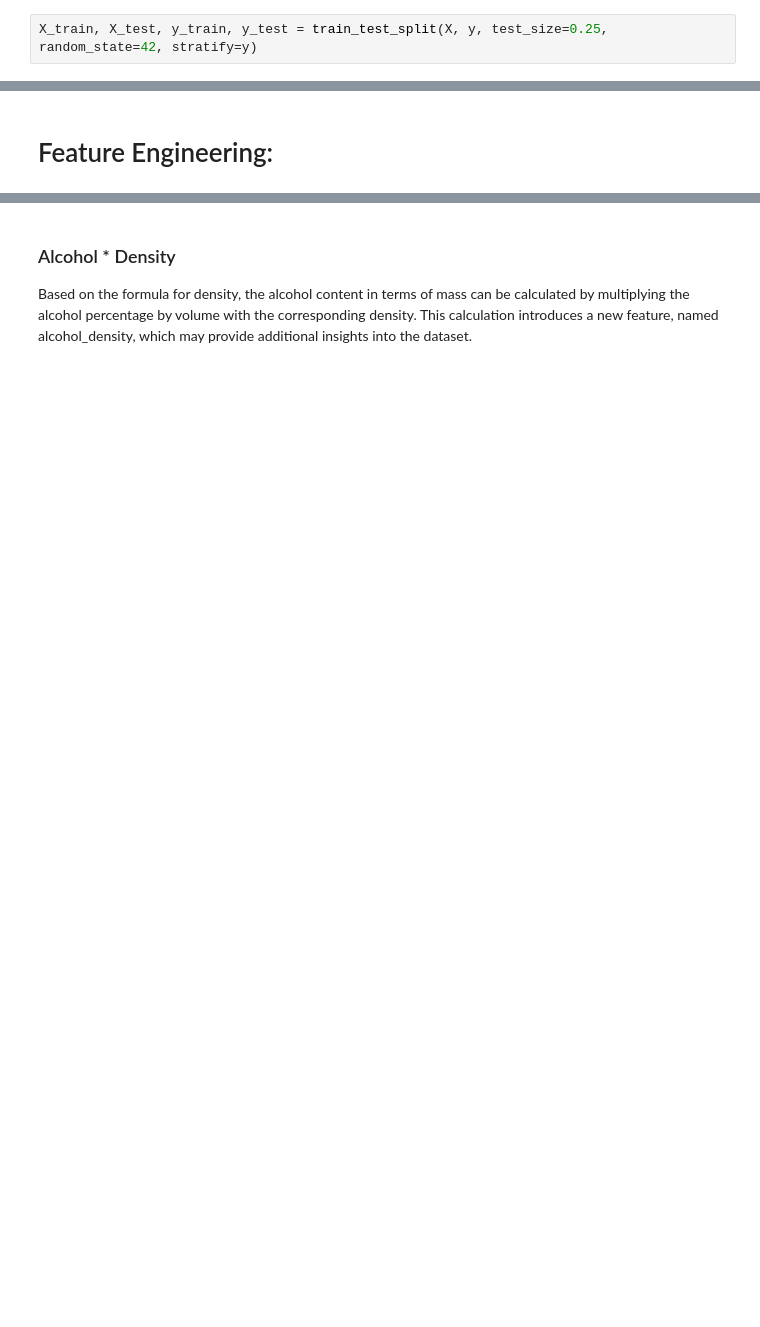
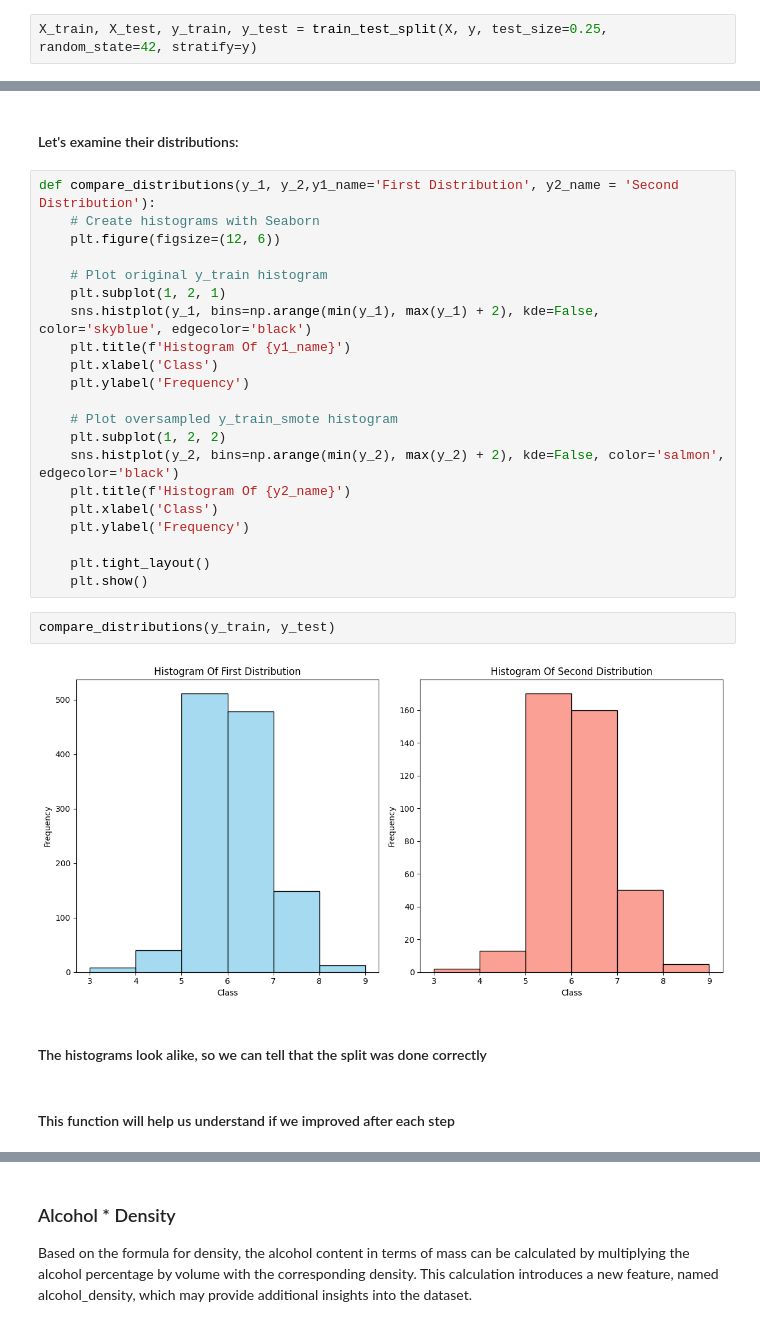
Before and after one commit to airbagdeer/tabular-ds-project, a Jupyter notebook: EX2.ipynb, the cells around one changed output, grey strips where cells are left out. Saved outputs shown, nothing was run; the diff lists cells and outputs as text; blank space fills up the shorter version.

```diff
--- a/EX2.ipynb
+++ b/EX2.ipynb
@@ -125,2 +76,31 @@ By addressing the weaknesses in specific classes, the overall performance of the
-# %% [markdown]
-# Feature Engineering:
+# %% [markdown]
+#### Let's examine their distributions:
+# %%
+def compare_distributions(y_1, y_2,y1_name='First Distribution', y2_name = 'Second Distribution'):
+    # Create histograms with Seaborn
+    plt.figure(figsize=(12, 6))
+
+    # Plot original y_train histogram
+    plt.subplot(1, 2, 1)
+    sns.histplot(y_1, bins=np.arange(min(y_1), max(y_1) + 2), kde=False, color='skyblue', edgecolor='black')
+    plt.title(f'Histogram Of {y1_name}')
+    plt.xlabel('Class')
+    plt.ylabel('Frequency')
+
+    # Plot oversampled y_train_smote histogram
+    plt.subplot(1, 2, 2)
+    sns.histplot(y_2, bins=np.arange(min(y_2), max(y_2) + 2), kde=False, color='salmon', edgecolor='black')
+    plt.title(f'Histogram Of {y2_name}')
+    plt.xlabel('Class')
+    plt.ylabel('Frequency')
+
+    plt.tight_layout()
+    plt.show()
+# %%
+compare_distributions(y_train, y_test)
+# %% [output]
+[figure, added]
+# %% [markdown]
+#### The histograms look alike, so we can tell that the split was done correctly
+# %% [markdown]
+#### This function will help us understand if we improved after each step
```
Also changed, not shown: parts of 164 cells of this notebook, 21 other files.
